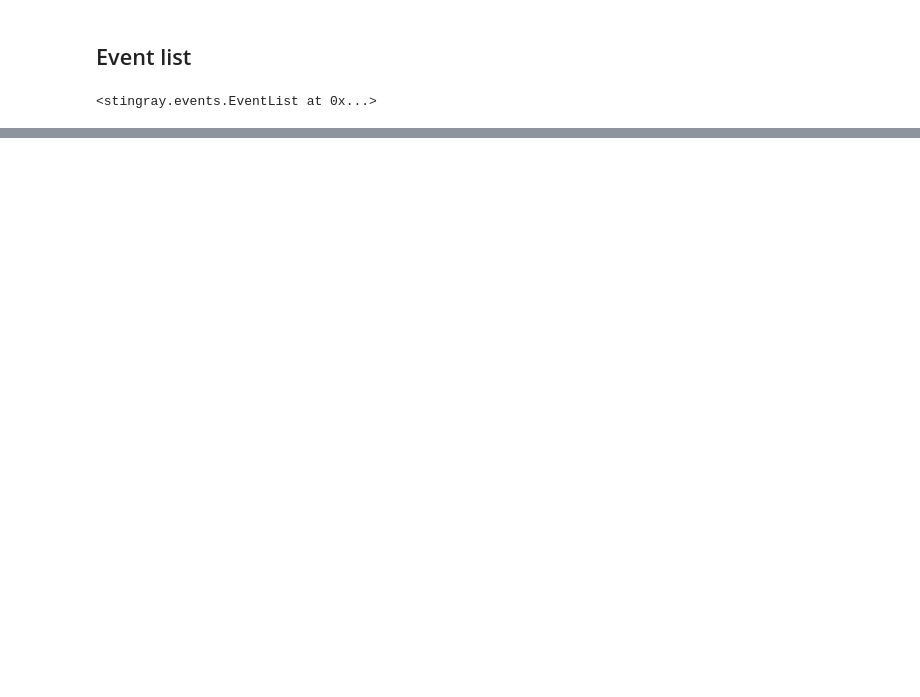
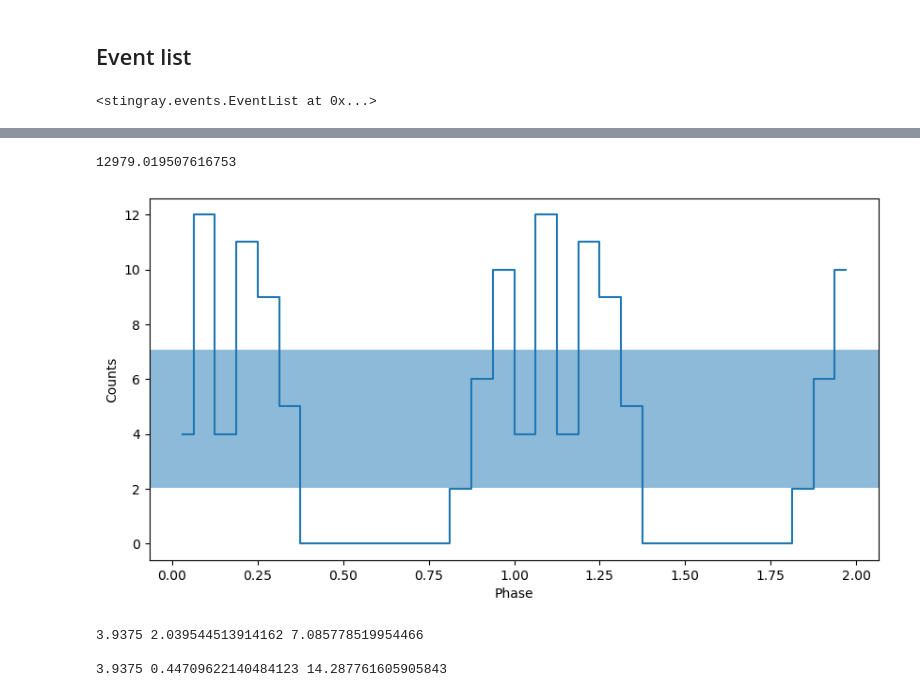
Before and after one commit to ceeliiaa/STONKS-alert, a Jupyter notebook: ObsID0945040138_SRCNUM14/EPN (Xspec problem)/ObsID0945040138_SRCNUM14_EPN_Periodicity.ipynb, the cells around one changed output, grey strips where cells are left out. Cells and saved outputs as stored; diff of their text form; code cells hidden in the pictures; blank space fills up the shorter version.

```diff
--- a/ObsID0945040138_SRCNUM14/EPN (Xspec problem)/ObsID0945040138_SRCNUM14_EPN_Periodicity.ipynb
+++ b/ObsID0945040138_SRCNUM14/EPN (Xspec problem)/ObsID0945040138_SRCNUM14_EPN_Periodicity.ipynb
@@ -215,7 +215,7 @@ ColDefs(
 # %% [markdown]
 ## Event list
 # %%
-evt_names = glob.glob('ObsID*_SRCNUM*_E*ImagingEvts.fits')
+evt_names = glob.glob('*source_events.fits')
 
 source_events = st.EventList.read(evt_names[0],fmt_='hea',skip_checks=True)
 source_events.gti = gtis10
@@ -301,17 +307,20 @@ _ = plt.xlim([frequencies[0], frequencies[-1]])
 # %%
 f0 = 7.704742252780719e-05
 P = 1 / f0
 print(P)
 ph, profile, profile_err = fold_events(clean_events.time, f0)
 _ = plot_profile(ph,profile)
 
 profile_err
 
 ph_out = np.concatenate((ph,ph+1))
 profile_out = np.concatenate((profile,profile))
 prof_err_out = np.concatenate((profile_err,profile_err))
 
-# np.savetxt('src1_pulse_profile.csv',(ph_out, profile_out,prof_err_out),delimiter=',')
+np.savetxt('ObsID0945040138_SRCNUM14_EPN_pulse_profile.csv',(ph_out, profile_out,prof_err_out),delimiter=',')
+# %% [output]
+12979.019507616753
+[figure, added]
 # %%
 err_low, err_high = poisson_conf_interval(np.mean(profile), interval="frequentist-confidence", sigma=1)
 print(np.mean(profile),err_low, err_high)
@@ -319,3 +328,7 @@ print(np.mean(profile),err_low, err_high)
 print()
 err_low, err_high = poisson_conf_interval(np.mean(profile), interval="frequentist-confidence", sigma=3)
 print(np.mean(profile),err_low, err_high)
+# %% [output]
+3.9375 2.039544513914162 7.085778519954466
+
+3.9375 0.44709622140484123 14.287761605905843
```
Also changed, not shown: parts of 7 cells of this notebook, 2 other files.
